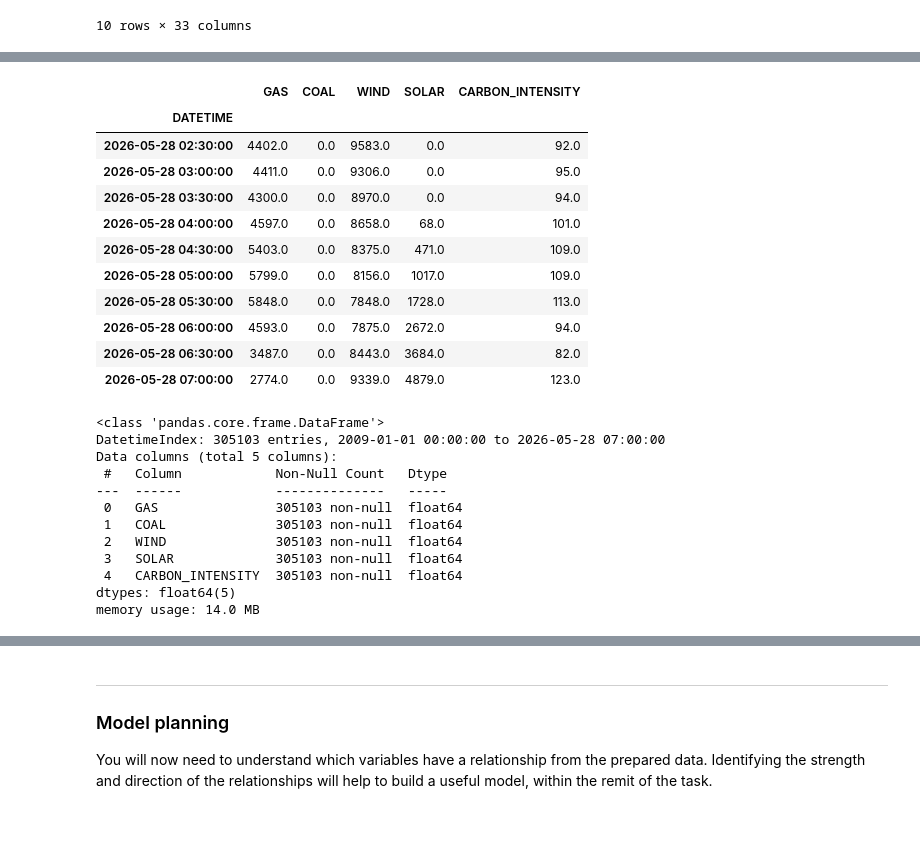
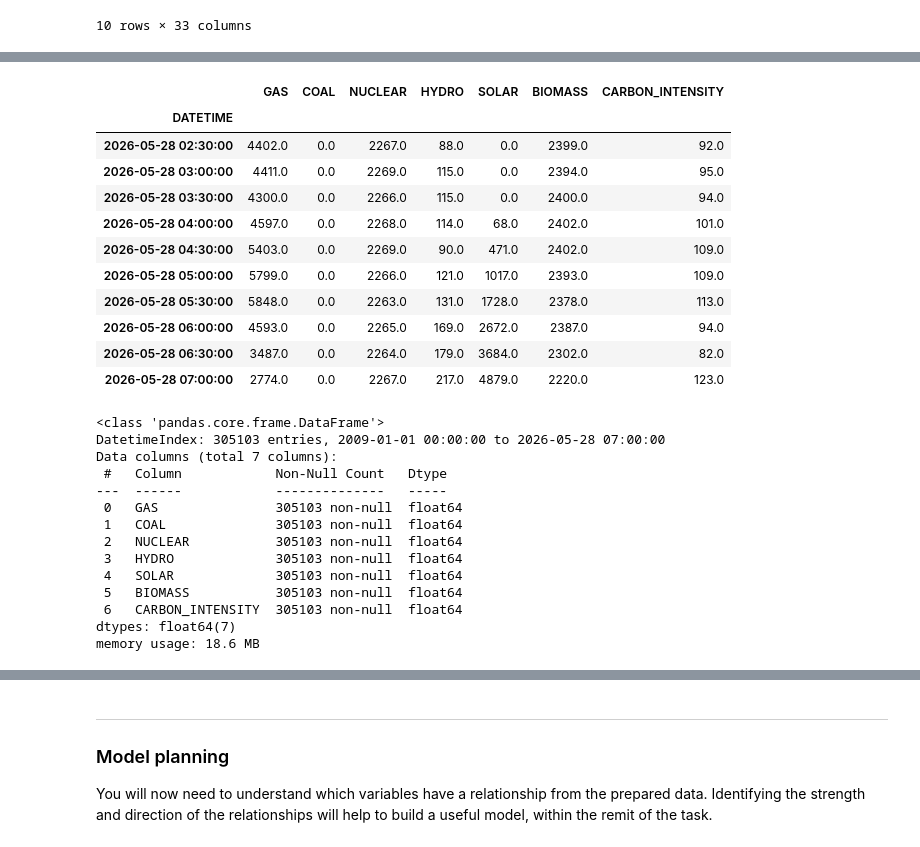
Before and after one commit to charlesvarthur/Workshops, a Jupyter notebook: Linear Regression/Energy/Linear Carbon Intensity - Coach.ipynb, the cells around one changed output, grey strips where cells are left out. Cells and saved outputs as stored; diff of their text form; code cells hidden in the pictures.

```diff
--- a/Linear Regression/Energy/Linear Carbon Intensity - Coach.ipynb
+++ b/Linear Regression/Energy/Linear Carbon Intensity - Coach.ipynb
@@ -64,33 +83,36 @@ FOSSIL_perc         305103
 dtype: int64
 # %%
 # Removed unrequired data and renamed close price
-carbon_df = carbon_df[["GAS","COAL","WIND","SOLAR","CARBON_INTENSITY"]]
+# carbon_df = carbon_df[["COAL","NUCLEAR","CARBON_INTENSITY"]]
+carbon_df = carbon_df[["GAS","COAL","NUCLEAR","HYDRO","SOLAR","BIOMASS","CARBON_INTENSITY"]]
 carbon_df.tail(10)
 # %% [output]
-|  | GAS | COAL | WIND | SOLAR | CARBON_INTENSITY |
-| DATETIME |  |  |  |  |  |
-| 2026-05-28 02:30:00 | 4402.0 | 0.0 | 9583.0 | 0.0 | 92.0 |
-| 2026-05-28 03:00:00 | 4411.0 | 0.0 | 9306.0 | 0.0 | 95.0 |
-| 2026-05-28 03:30:00 | 4300.0 | 0.0 | 8970.0 | 0.0 | 94.0 |
-| 2026-05-28 04:00:00 | 4597.0 | 0.0 | 8658.0 | 68.0 | 101.0 |
-| 2026-05-28 04:30:00 | 5403.0 | 0.0 | 8375.0 | 471.0 | 109.0 |
-| 2026-05-28 05:00:00 | 5799.0 | 0.0 | 8156.0 | 1017.0 | 109.0 |
-| 2026-05-28 05:30:00 | 5848.0 | 0.0 | 7848.0 | 1728.0 | 113.0 |
-| 2026-05-28 06:00:00 | 4593.0 | 0.0 | 7875.0 | 2672.0 | 94.0 |
-| 2026-05-28 06:30:00 | 3487.0 | 0.0 | 8443.0 | 3684.0 | 82.0 |
-| 2026-05-28 07:00:00 | 2774.0 | 0.0 | 9339.0 | 4879.0 | 123.0 |
+|  | GAS | COAL | NUCLEAR | HYDRO | SOLAR | BIOMASS | CARBON_INTENSITY |
+| DATETIME |  |  |  |  |  |  |  |
+| 2026-05-28 02:30:00 | 4402.0 | 0.0 | 2267.0 | 88.0 | 0.0 | 2399.0 | 92.0 |
+| 2026-05-28 03:00:00 | 4411.0 | 0.0 | 2269.0 | 115.0 | 0.0 | 2394.0 | 95.0 |
+| 2026-05-28 03:30:00 | 4300.0 | 0.0 | 2266.0 | 115.0 | 0.0 | 2400.0 | 94.0 |
+| 2026-05-28 04:00:00 | 4597.0 | 0.0 | 2268.0 | 114.0 | 68.0 | 2402.0 | 101.0 |
+| 2026-05-28 04:30:00 | 5403.0 | 0.0 | 2269.0 | 90.0 | 471.0 | 2402.0 | 109.0 |
+| 2026-05-28 05:00:00 | 5799.0 | 0.0 | 2266.0 | 121.0 | 1017.0 | 2393.0 | 109.0 |
+| 2026-05-28 05:30:00 | 5848.0 | 0.0 | 2263.0 | 131.0 | 1728.0 | 2378.0 | 113.0 |
+| 2026-05-28 06:00:00 | 4593.0 | 0.0 | 2265.0 | 169.0 | 2672.0 | 2387.0 | 94.0 |
+| 2026-05-28 06:30:00 | 3487.0 | 0.0 | 2264.0 | 179.0 | 3684.0 | 2302.0 | 82.0 |
+| 2026-05-28 07:00:00 | 2774.0 | 0.0 | 2267.0 | 217.0 | 4879.0 | 2220.0 | 123.0 |
 # %%
 carbon_df.info()
 # %% [output]
 <class 'pandas.core.frame.DataFrame'>
 DatetimeIndex: 305103 entries, 2009-01-01 00:00:00 to 2026-05-28 07:00:00
-Data columns (total 5 columns):
+Data columns (total 7 columns):
  #   Column            Non-Null Count   Dtype
 ---  ------            --------------   -----
  0   GAS               305103 non-null  float64
  1   COAL              305103 non-null  float64
- 2   WIND              305103 non-null  float64
- 3   SOLAR             305103 non-null  float64
- 4   CARBON_INTENSITY  305103 non-null  float64
-dtypes: float64(5)
-memory usage: 14.0 MB
+ 2   NUCLEAR           305103 non-null  float64
+ 3   HYDRO             305103 non-null  float64
+ 4   SOLAR             305103 non-null  float64
+ 5   BIOMASS           305103 non-null  float64
+ 6   CARBON_INTENSITY  305103 non-null  float64
+dtypes: float64(7)
+memory usage: 18.6 MB
```
Also changed, not shown: parts of 22 cells of this notebook, 7 other files.
